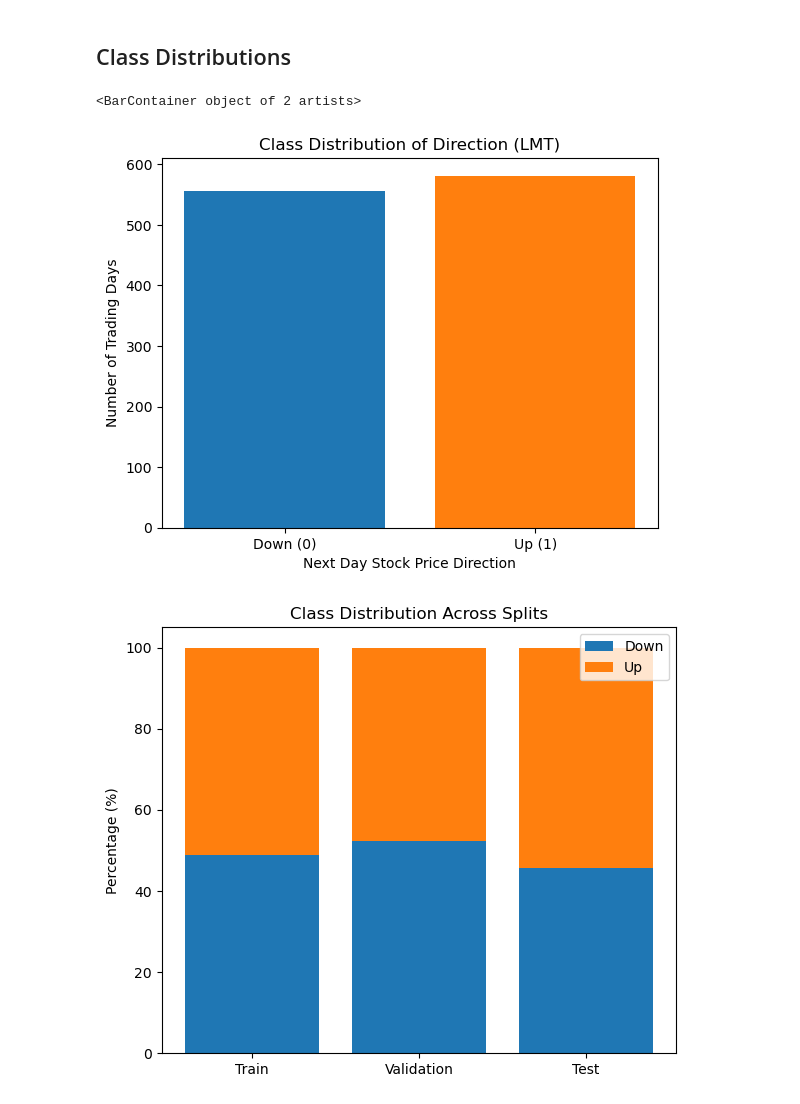
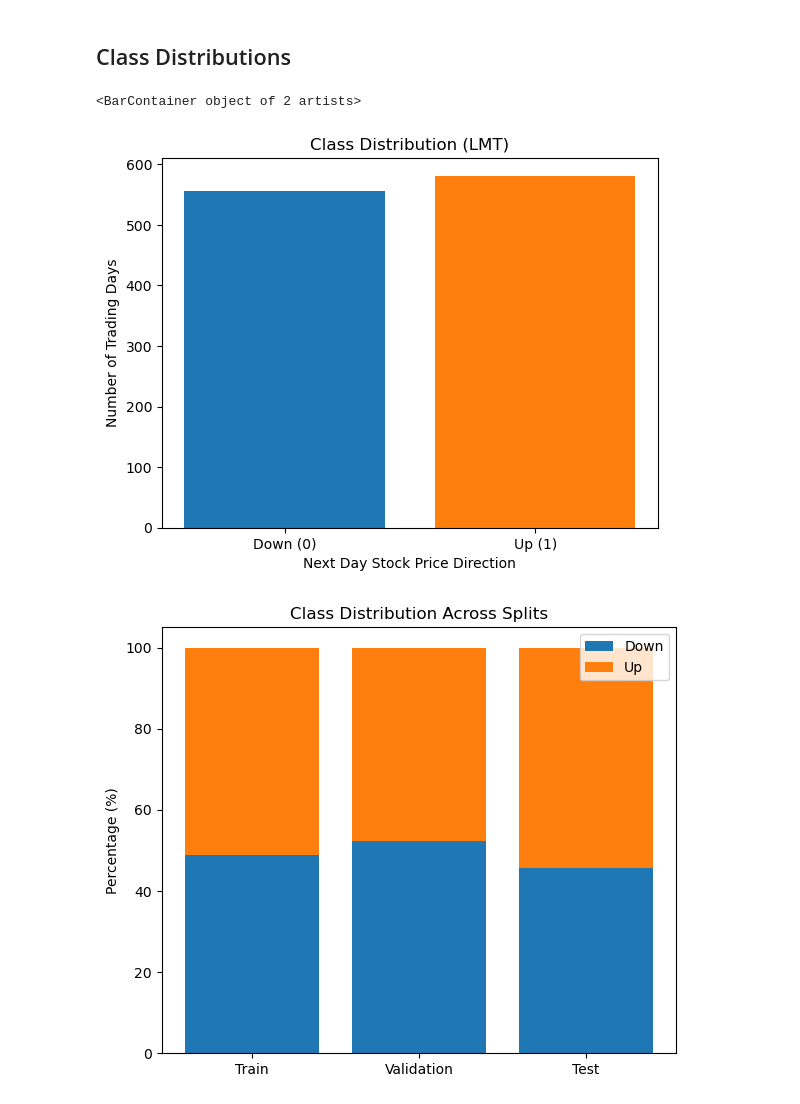
Before and after one commit to GrantThurman/stock-price-predictor, a Jupyter notebook: plots.ipynb, the cells around one changed output. Saved outputs shown, nothing was run; the diff lists cells and outputs as text; code cells hidden in the pictures.

```diff
--- a/plots.ipynb
+++ b/plots.ipynb
@@ -7,17 +7,17 @@ import matplotlib.pyplot as plt
 # %%
 df = pd.read_csv("clean_data/final_data.csv")
 
 # Count the ups and downs
 counts = df["target"].value_counts().sort_index()
 labels = ["Down (0)", "Up (1)"]
 
-plt.title("Class Distribution of Direction (LMT)")
+plt.title("Class Distribution (LMT)")
 plt.ylabel("Number of Trading Days")
 plt.xlabel("Next Day Stock Price Direction")
 plt.bar(labels, counts.values, color=["tab:blue", "tab:orange"])
 # %% [output]
 <BarContainer object of 2 artists>
-[figure, old version]
+[figure, new version]
 # %%
 y_train = pd.read_csv("clean_data/y_train.csv")
 y_val = pd.read_csv("clean_data/y_val.csv")
```
Also changed, not shown: parts of 1 cell of this notebook.
